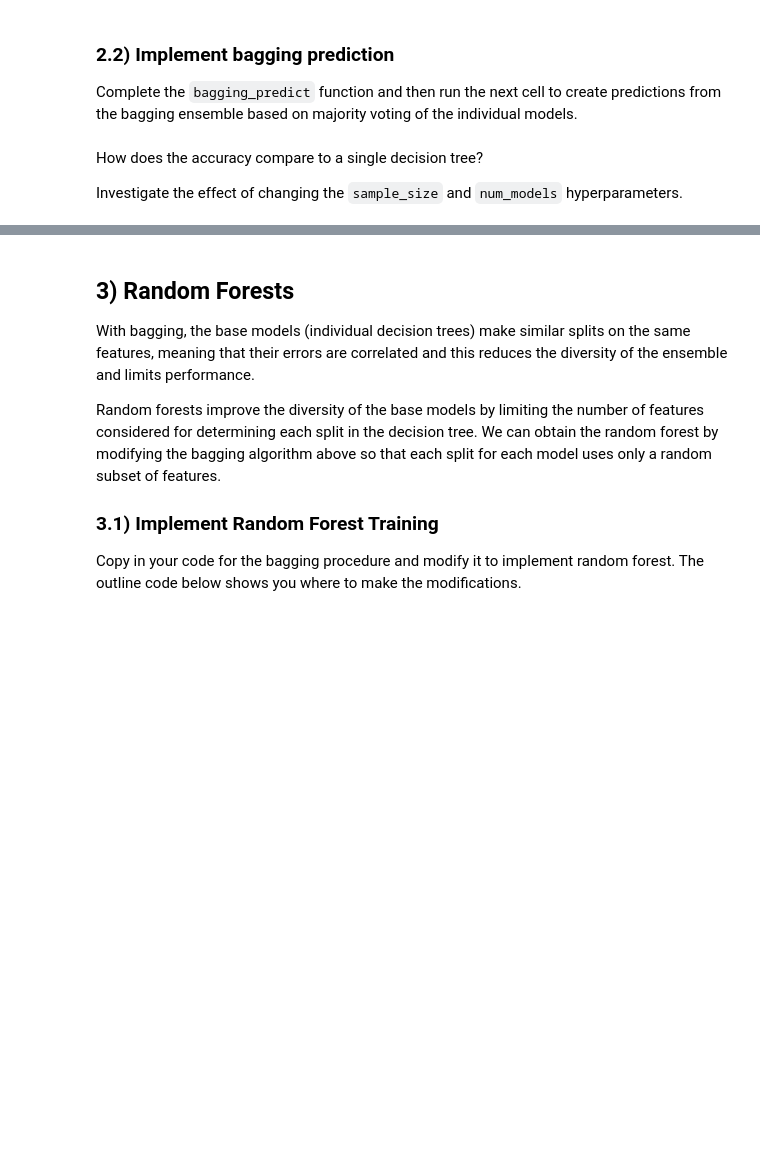
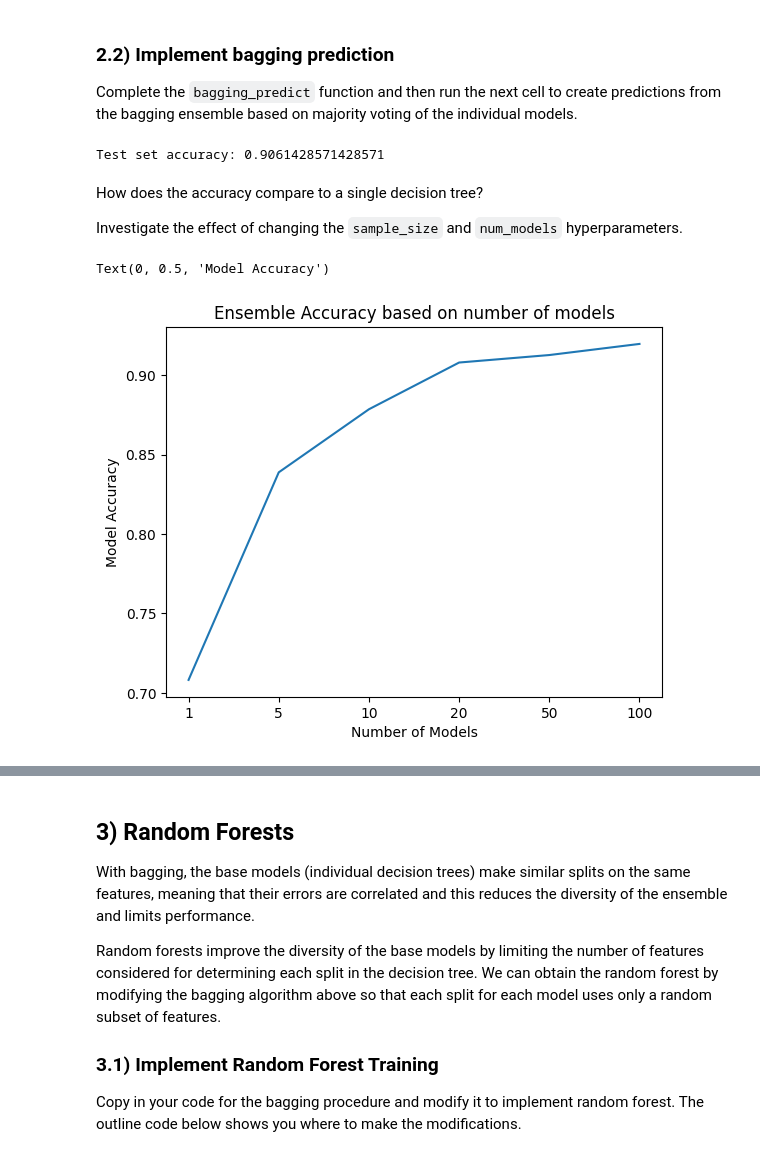
Before and after one commit to alexelwood14/lab_sheets_public, a Jupyter notebook: lab7/lab7-trees_and_ensembles.ipynb, the cells around one changed output, grey strips where cells are left out. Cells and saved outputs as stored; diff of their text form; code cells hidden in the pictures; blank space fills up the shorter version.

```diff
--- a/lab7/lab7-trees_and_ensembles.ipynb
+++ b/lab7/lab7-trees_and_ensembles.ipynb
@@ -193,24 +195,45 @@ def bagging_predict(test_data, all_models):
     combined_predictions = np.zeros(test_data.shape[0])
 
     for idx, m in enumerate(all_models):
-        # TODO
         # obtain the predictions from model m for the test data and
         # populate the votes vector
+        votes[:,idx] = m.predict(test_data)
 
 
     for test_point in range(votes.shape[0]):
-        # TODO
         # determine the class with the most votes for each test point
         # and populate the combined_predictions
         # hint use np.bincount
+        combined_predictions[test_point] = np.argmax(np.bincount(votes[test_point].astype(int)))
 
 
     return combined_predictions
 # %%
+all_models = generate_models(num_models=20, sample_size=2000)
 prediction = bagging_predict(X_test, all_models)
 accuracy = np.count_nonzero(prediction==int64(y_test))/y_test.shape[0]
 print("Test set accuracy: {}".format(accuracy))
+# %% [output]
+Test set accuracy: 0.9061428571428571
 # %% [markdown]
 How does the accuracy compare to a single decision tree?
 
 Investigate the effect of changing the `sample_size` and `num_models` hyperparameters.
+# %%
+# Investigation of changing num_models hyperparameter
+num_models = [1, 5, 10, 20, 50, 100]
+accuracies = []
+
+for num in num_models:
+    all_models = generate_models(num_models=num, sample_size=2000)
+    prediction = bagging_predict(X_test, all_models)
+    accuracies.append(np.count_nonzero(prediction==int64(y_test))/y_test.shape[0])
+# %%
+plt.plot(accuracies)
+plt.title('Ensemble Accuracy based on number of models')
+plt.xticks(range(len(num_models)), num_models)
+plt.xlabel('Number of Models')
+plt.ylabel('Model Accuracy')
+# %% [output]
+Text(0, 0.5, 'Model Accuracy')
+[figure, added]
```
Also changed, not shown: parts of 4 cells of this notebook.
